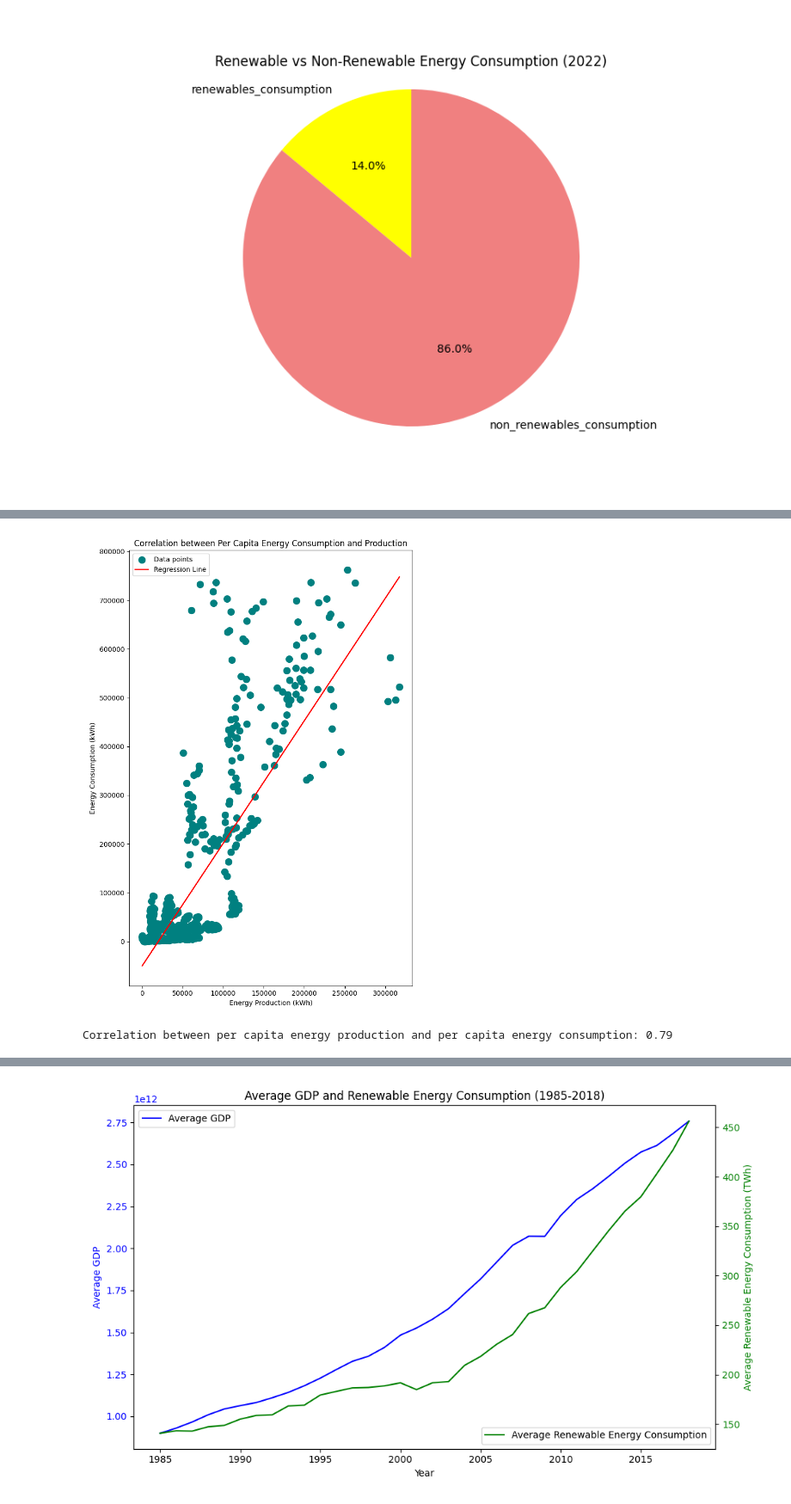
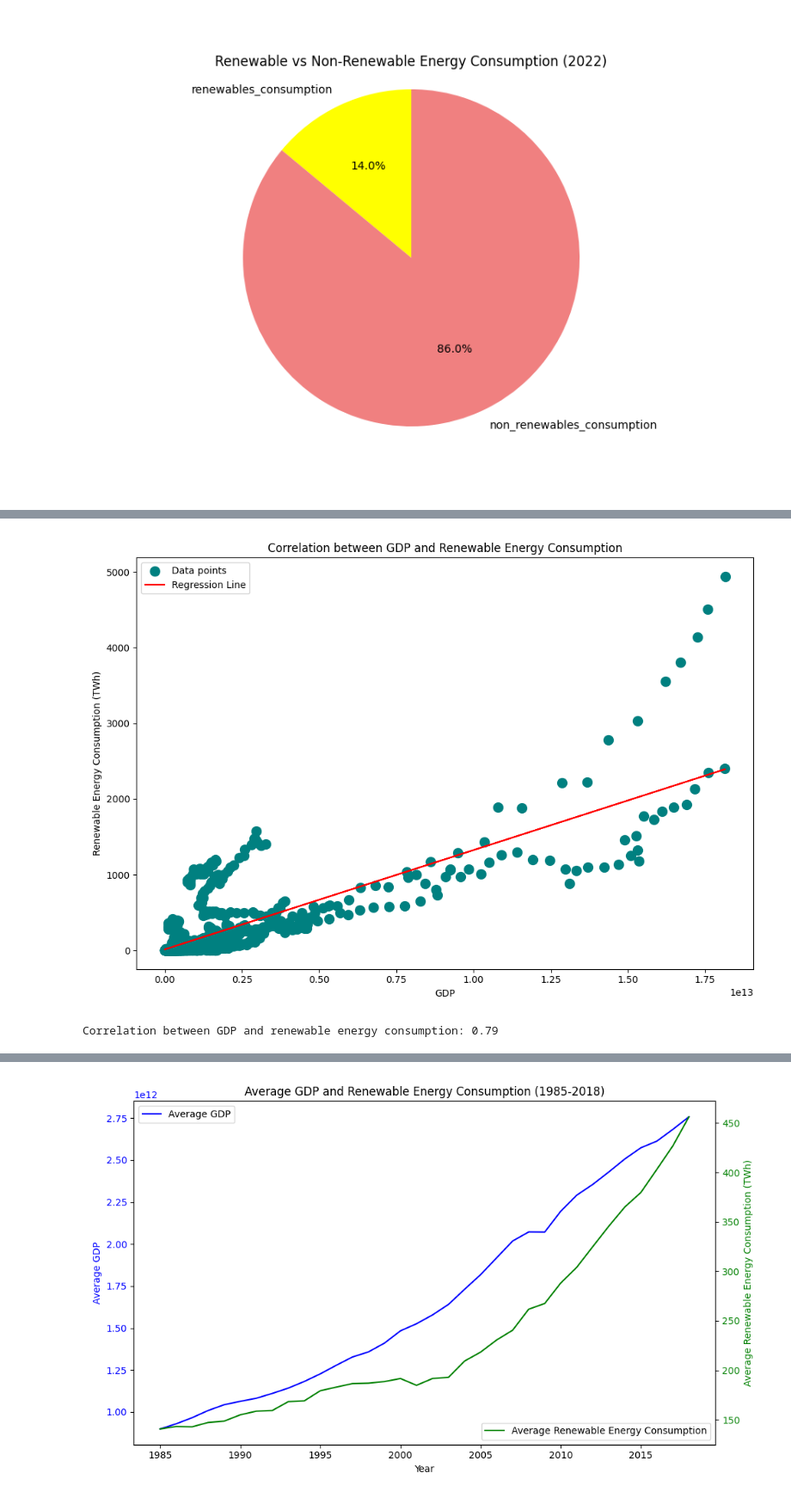
Before and after one commit to skythelimitdt/data_analytics_proj1, a Jupyter notebook: world_energy_consumption.ipynb, the cells around one changed output, grey strips where cells are left out. Shown at 86% size. Saved outputs shown, nothing was run; the diff lists cells and outputs as text; code cells hidden in the pictures.

```diff
--- a/world_energy_consumption.ipynb
+++ b/world_energy_consumption.ipynb
@@ -629,27 +752,37 @@ production_stats = filtered_df['total_prod_per_capita'].describe()
 # %%
-# Q1 (Amy)
+#Q3 (Amy) Is there a correlation between renewable energy consumption and GDP growth?
+
 # Plotting the scatter plot
-plt.figure(figsize=(7, 10))
-# Scatter plot of % change in GDP vs % change in renewable energy consumption
-plt.scatter(top_country_filtered['total_cons_per_capita'], top_country_filtered['total_prod_per_capita'], c='teal', s=100, label='Data points')
+plt.figure(figsize=(10, 7))
+
+# Scatter plot of GDP vs renewable energy consumption
+plt.scatter(top_country_filtered['gdp'], top_country_filtered['renewables_consumption'], c='teal', s=100, label='Data points')
+
 # Add labels and title
-plt.title('Correlation between Per Capita Energy Consumption and Production')
-plt.xlabel('Energy Production (kWh)')
-plt.ylabel('Energy Consumption (kWh)')
-# Add a linear regression line (Fit a line to the scatter plot)
+plt.title('Correlation between GDP and Renewable Energy Consumption')
+plt.xlabel('GDP')
+plt.ylabel('Renewable Energy Consumption (TWh)')
+
+# linear regression line
 try:
-    slope, intercept = np.polyfit(top_country_filtered['total_cons_per_capita'], top_country_filtered['total_prod_per_capita'], 1)
-    plt.plot(top_country_filtered['total_cons_per_capita'], slope * top_country_filtered['total_cons_per_capita'] + intercept, color='red', label='Regression Line')
+    slope, intercept = np.polyfit(top_country_filtered['gdp'], top_country_filtered['renewables_consumption'], 1)
+    plt.plot(top_country_filtered['gdp'], slope * top_country_filtered['gdp'] + intercept, color='red', label='Regression Line')
 except Exception as e:
     print(f"Error fitting regression line: {e}")
+
 # Show legend
 plt.legend()
+
 # Show the plot
 plt.tight_layout()
 plt.show()
-# Calculate the Pearson correlation coefficient between energy production and consumption per capita
-correlation = top_country_filtered[['total_prod_per_capita', 'total_cons_per_capita']].corr().iloc[0, 1]
-print(f"Correlation between per capita energy production and per capita energy consumption: {correlation:.2f}")
+
+# Save plot
+plt.savefig('Resources/a_gdp_renewables_regression.png')
+
+# Calculate the Pearson correlation coefficient between % change in GDP and renewable energy consumption
+correlation = top_country_filtered[['gdp', 'renewables_consumption']].corr().iloc[0, 1]
+print(f"Correlation between GDP and renewable energy consumption: {correlation:.2f}")
 # %% [output]
-[figure, old version]
+[figure, new version]
-Correlation between per capita energy production and per capita energy consumption: 0.79
+Correlation between GDP and renewable energy consumption: 0.79
```
Also changed, not shown: parts of 13 cells of this notebook.
